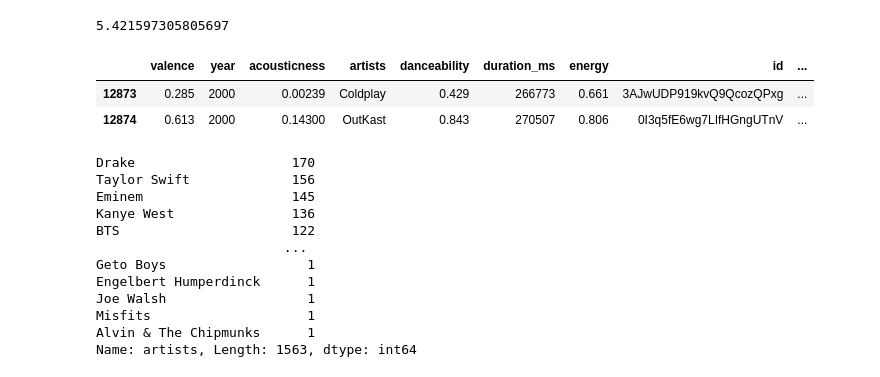
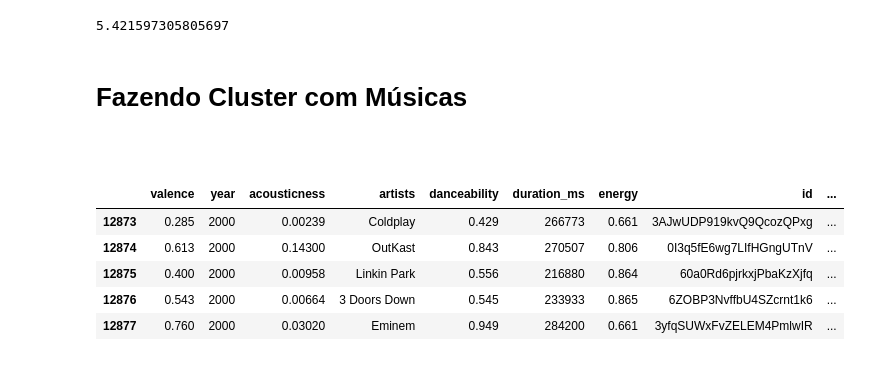
Before and after one commit to RobertoRosa7/reconhecendo-musica-k-means, a Jupyter notebook: main.ipynb, the cells around one changed output. Cells and saved outputs as stored; diff of their text form; code cells hidden in the pictures.

```diff
--- a/main.ipynb
+++ b/main.ipynb
@@ -4,7 +10,12 @@ import numpy as np
 # %%
-dados = pd.read_csv("../data/files/dados_reduzidos.csv", sep=",", encoding="utf-8")
-dados_generos = pd.read_csv("../data/files/data_by_genres.csv", sep=",", encoding="utf-8")
-dados_anos = pd.read_csv("../data/files/data_by_year.csv", sep=",", encoding="utf-8")
+dados = pd.read_csv("../data/files/dados_reduzidos.csv",
+                    sep=",", encoding="utf-8")
+
+dados_generos = pd.read_csv(
+    "../data/files/data_by_genres.csv", sep=",", encoding="utf-8")
+
+dados_anos = pd.read_csv(
+    "../data/files/data_by_year.csv", sep=",", encoding="utf-8")
 # %%
 dados_generos.head(2)
 # %% [output]
@@ -310,24 +273,16 @@ pca_pipeline[1].explained_variance_ratio_.sum()
 pca_pipeline[1].explained_variance_.sum()
 # %% [output]
 5.421597305805697
+# %% [markdown]
+<h1>Fazendo Cluster com Músicas</h1>
+# %% [markdown]
+<h1></h1>
 # %%
-dados.head(2)
+dados.head()
 # %% [output]
 |  | valence | year | acousticness | artists | danceability | duration_ms | energy | id | ... |
 | 12873 | 0.285 | 2000 | 0.00239 | Coldplay | 0.429 | 266773 | 0.661 | 3AJwUDP919kvQ9QcozQPxg | ... |
 | 12874 | 0.613 | 2000 | 0.14300 | OutKast | 0.843 | 270507 | 0.806 | 0I3q5fE6wg7LIfHGngUTnV | ... |
+| 12875 | 0.400 | 2000 | 0.00958 | Linkin Park | 0.556 | 216880 | 0.864 | 60a0Rd6pjrkxjPbaKzXjfq | ... |
+| 12876 | 0.543 | 2000 | 0.00664 | 3 Doors Down | 0.545 | 233933 | 0.865 | 6ZOBP3NvffbU4SZcrnt1k6 | ... |
+| 12877 | 0.760 | 2000 | 0.03020 | Eminem | 0.949 | 284200 | 0.661 | 3yfqSUWxFvZELEM4PmlwIR | ... |
-# %%
-dados['artists'].value_counts()
-# %% [output]
-Drake                    170
-Taylor Swift             156
-Eminem                   145
-Kanye West               136
-BTS                      122
-                        ...
-Geto Boys                  1
-Engelbert Humperdinck      1
-Joe Walsh                  1
-Misfits                    1
-Alvin & The Chipmunks      1
-Name: artists, Length: 1563, dtype: int64
```
Also changed, not shown: parts of 36 cells of this notebook, 1 other file.
